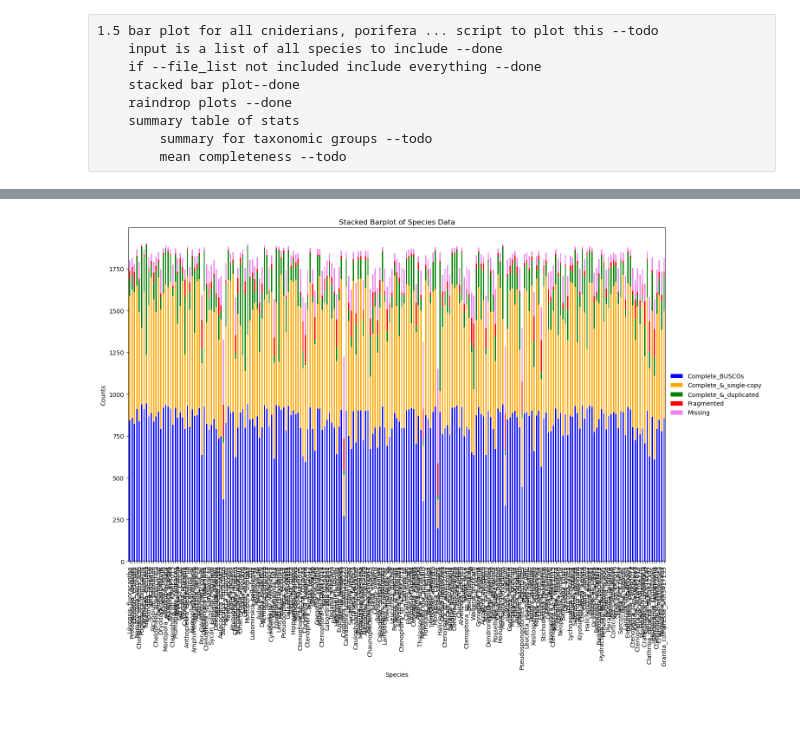
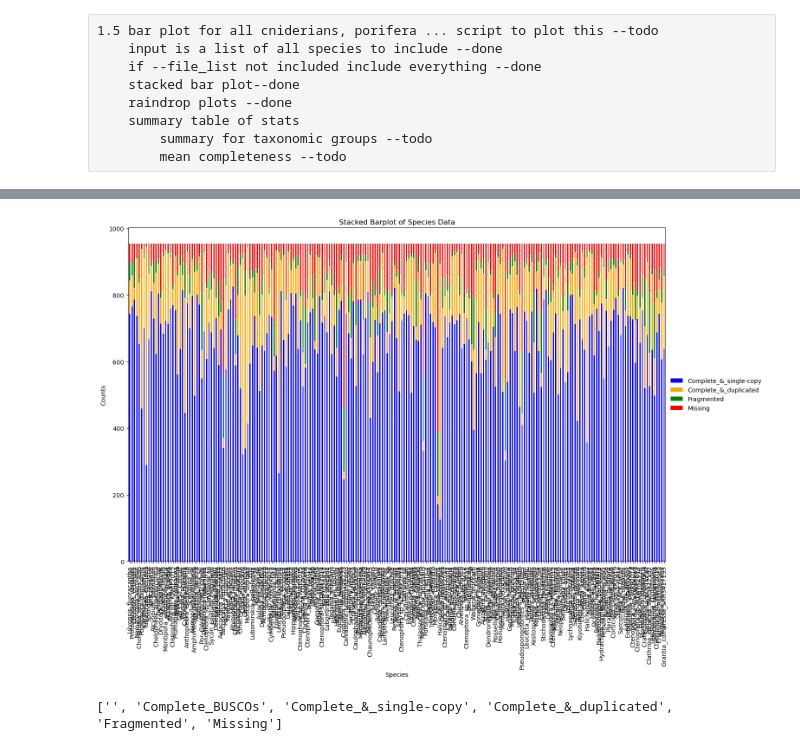
Before and after one commit to AlexanderFastner/GeoBio_Results_processing, a Jupyter notebook: scripts/plot_short_summaries.ipynb, the cells around one changed output, grey strips where cells are left out. Cells and saved outputs as stored; diff of their text form; code cells hidden in the pictures; blank space fills up the shorter version.

```diff
--- a/scripts/plot_short_summaries.ipynb
+++ b/scripts/plot_short_summaries.ipynb
@@ -55,16 +63,17 @@ False
 # %%
 #Plot the stacked barplot
+TransPi_subset = TransPi.drop(columns=['Complete_BUSCOs'])
 colors = ['blue', 'orange', 'green', 'red', 'violet']
-ax = TransPi.plot(kind='bar', stacked=True, figsize=(16, 10), color=colors)
+ax = TransPi_subset.plot(kind='bar', stacked=True, figsize=(16, 10), color=colors)
 plt.title('Stacked Barplot of Species Data')
 plt.xlabel('Species')
 plt.ylabel('Counts')
 plt.legend(loc='center left', bbox_to_anchor=(1.0, 0.5)).set_frame_on(False)
 
 # Show the plot
 plt.show()
 # %% [output]
-[figure, old version]
+[figure, new version]
 # %%
 all_column_values = []
 column_names = []
@@ -72,7 +81,11 @@ for column_name in TransPi.columns:
     column_names.append(column_name)
     column_values = TransPi[column_name].tolist()
     all_column_values.append(column_values)
-# print(all_column_values)
+column_names.insert(0,'')
+print(column_names)
+#print(all_column_values)
+# %% [output]
+['', 'Complete_BUSCOs', 'Complete_&_single-copy', 'Complete_&_duplicated', 'Fragmented', 'Missing']
 # %%
 fig, ax = plt.subplots(figsize=(16, 10))
 colors = ['blue', 'orange', 'green', 'red', 'violet']
```
Also changed, not shown: parts of 3 cells of this notebook.
